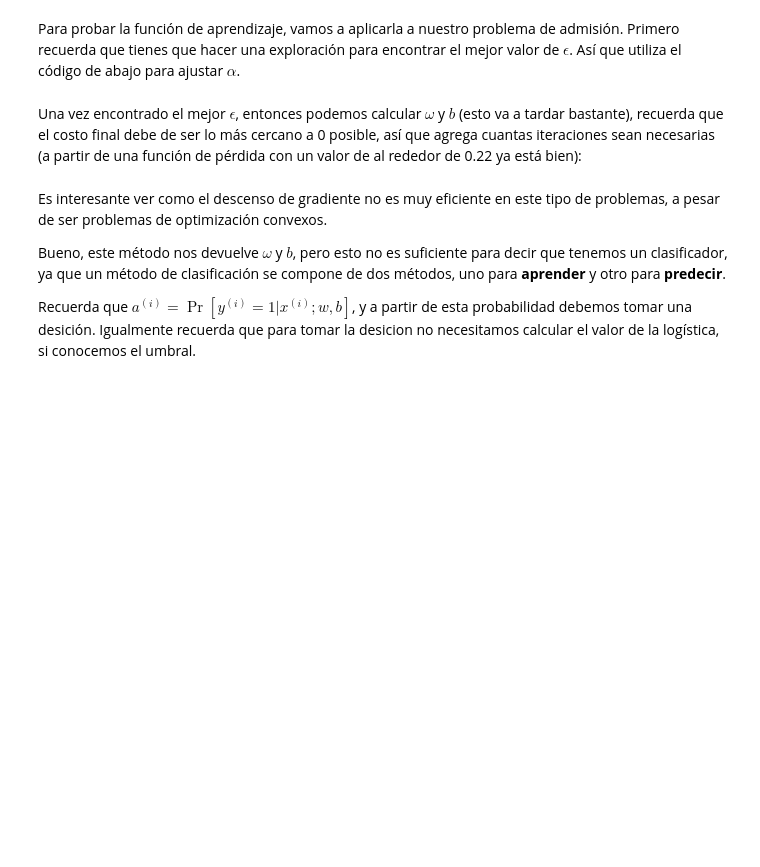
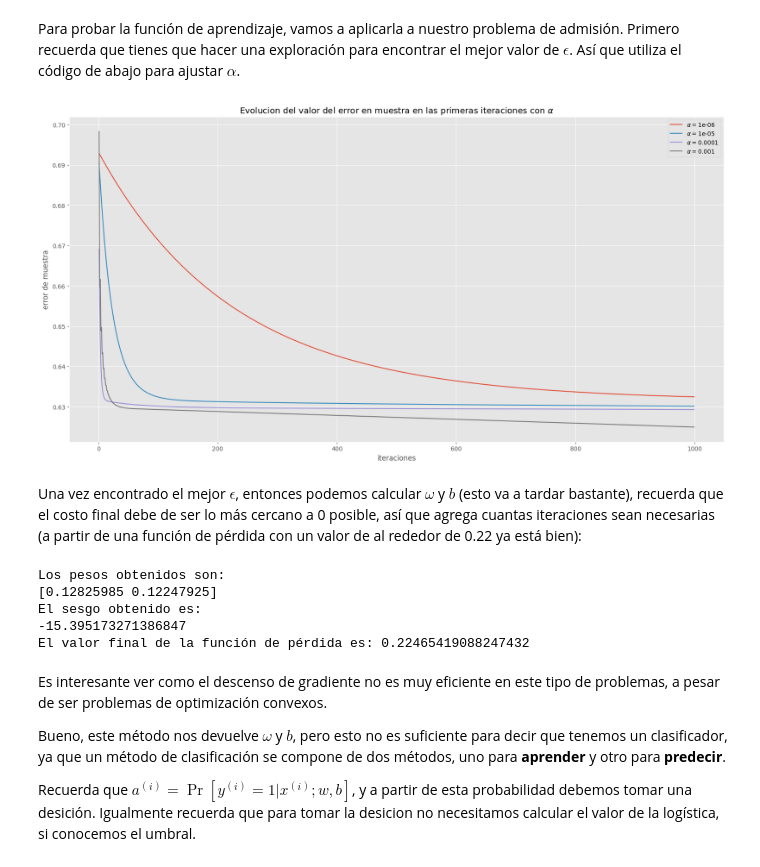
Before and after one commit to fofojaramillo/aaa-course, a Jupyter notebook: reg_logistica.ipynb, the cells around one changed output. Cells and saved outputs as stored; diff of their text form; code cells hidden in the pictures; blank space fills up the shorter version.

```diff
--- a/reg_logistica.ipynb
+++ b/reg_logistica.ipynb
@@ -231,33 +231,45 @@ def descenso_rl_lotes(x, y, nu, max_iter=int(1e4), historial=False):
         # Agregar aqui tu código
         #
         # Recuerda utilizar las funciones que ya has desarrollado
-        dw, db = None
+        dw, db = gradiente(x,y,w,b)
 
-        w = None
-        b = None
+        w -= nu * dw
+        b -= nu * db
 
         if historial:
-            error_hist[epoch] = None
+            error_hist[epoch] = E_in(x, y, w, b)
     return w, b, error_hist
 # %% [markdown]
 Para probar la función de aprendizaje, vamos a aplicarla a nuestro problema de admisión. Primero recuerda que tienes que hacer una exploración para encontrar el mejor valor de $\epsilon$. Así que utiliza el código de abajo para ajustar $\alpha$.
 # %%
-alpha = 1e-6
-epochs = 50
-_, _, error_hist = descenso_rl_lotes(x, y, alpha, max_iter=epochs, historial=True)
+#alpha = 1e-6
+epochs = 1000
 
-plt.plot(np.arange(epochs), error_hist)
-plt.title(r'Evolucion del valor del error en muestra en las primeras iteraciones con $\alpha$ = ' + str(alpha))
+for alpha in [1e-6, 1e-5, 1e-4,1e-3]:
+    _, _, error_hist = descenso_rl_lotes(x, y, alpha, max_iter=epochs, historial=True)
+    plt.plot(np.arange(epochs), error_hist, label = r"$\alpha =$"+str(alpha))
+
+plt.legend()
+plt.title(r'Evolucion del valor del error en muestra en las primeras iteraciones con $\alpha$')
 plt.xlabel('iteraciones')
-plt.ylabel('error dn muestra')
+plt.ylabel('error de muestra')
 plt.show()
+# %% [output]
+[figure, added]
 # %% [markdown]
 Una vez encontrado el mejor $\epsilon$, entonces podemos calcular $\omega$ y $b$ (esto va a tardar bastante), recuerda que el costo final debe de ser lo más cercano a 0 posible, así que agrega cuantas iteraciones sean necesarias (a partir de una función de pérdida con un valor de al rededor de 0.22 ya está bien):
 # %%
+alpha  = 1e-3
 w, b, _ = descenso_rl_lotes(x, y, alpha, max_iter = 1000000)
 print("Los pesos obtenidos son: \n{}".format(w))
 print("El sesgo obtenido es: \n{}".format(b))
 print("El valor final de la función de pérdida es: {}".format(E_in(x, y, w, b)))
+# %% [output]
+Los pesos obtenidos son:
+[0.12825985 0.12247925]
+El sesgo obtenido es:
+-15.395173271386847
+El valor final de la función de pérdida es: 0.22465419088247432
 # %% [markdown]
 Es interesante ver como el descenso de gradiente no es muy eficiente en este tipo de problemas, a pesar de ser problemas de optimización convexos.
 
```
Also changed, not shown: parts of 6 cells of this notebook.
